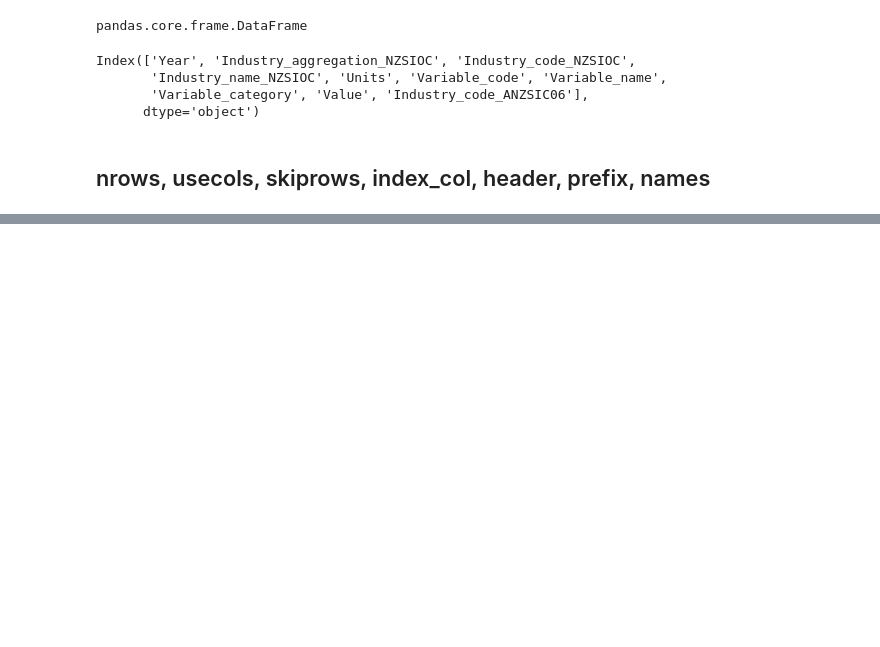
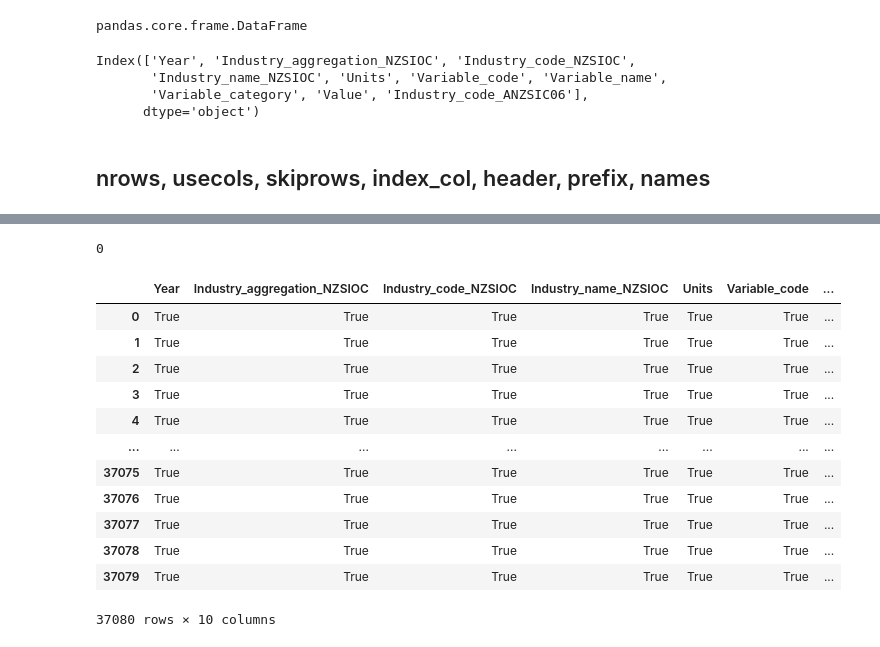
Before and after one commit to Azeemaj101/Machine-Learning, a Jupyter notebook: Pandas.ipynb, the cells around one changed output, grey strips where cells are left out. Drawn from its saved outputs; the diff is of its cells as text; code cells hidden in the pictures; blank space fills up the shorter version.

```diff
--- a/Pandas.ipynb
+++ b/Pandas.ipynb
@@ -532,0 +580,20 @@ file
+# %%
+file.isnull().sum().sum()
+# %% [output]
+0
+# %%
+file.notnull()
+# %% [output]
+|  | Year | Industry_aggregation_NZSIOC | Industry_code_NZSIOC | Industry_name_NZSIOC | Units | Variable_code | ... |
+| 0 | True | True | True | True | True | True | ... |
+| 1 | True | True | True | True | True | True | ... |
+| 2 | True | True | True | True | True | True | ... |
+| 3 | True | True | True | True | True | True | ... |
+| 4 | True | True | True | True | True | True | ... |
+| ... | ... | ... | ... | ... | ... | ... | ... |
+| 37075 | True | True | True | True | True | True | ... |
+| 37076 | True | True | True | True | True | True | ... |
+| 37077 | True | True | True | True | True | True | ... |
+| 37078 | True | True | True | True | True | True | ... |
+| 37079 | True | True | True | True | True | True | ... |
+37080 rows × 10 columns
```
Also changed, not shown: parts of 53 cells of this notebook, 1 other file.
